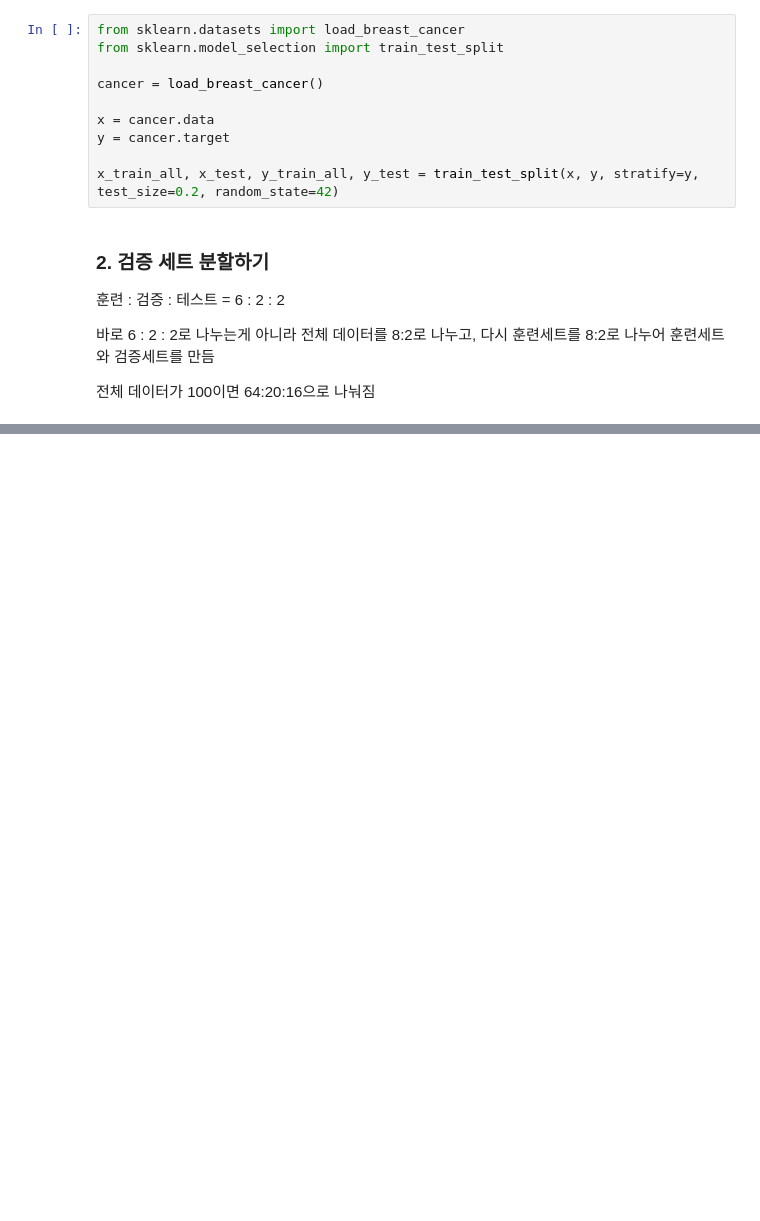
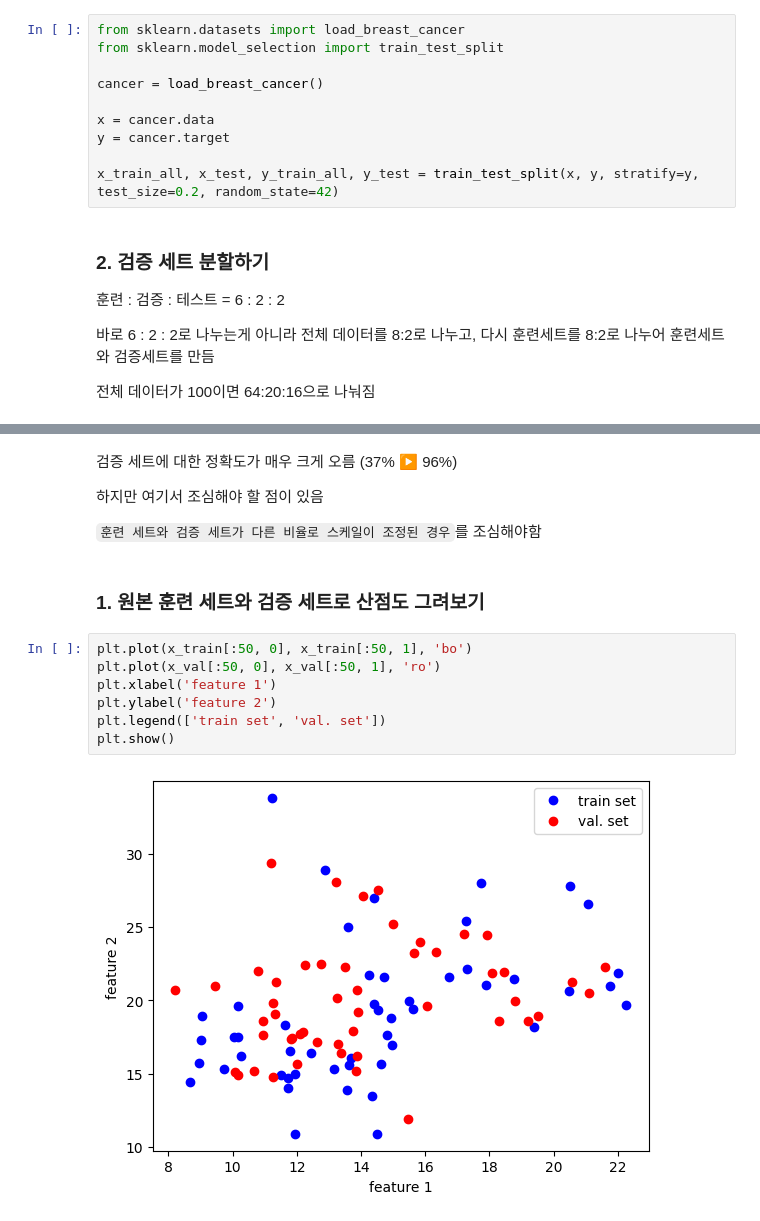
Before and after one commit to mapzine123/machine-running, a Jupyter notebook: 3_훈련_노하우_익히기.ipynb, the cells around one changed output, grey strips where cells are left out. Cells and saved outputs as stored; diff of their text form; blank space fills up the shorter version.

```diff
--- a/3_훈련_노하우_익히기.ipynb
+++ b/3_훈련_노하우_익히기.ipynb
@@ -81,0 +357,17 @@ x_train_all, x_test, y_train_all, y_test = train_test_split(x, y, stratify=y, te
+# %% [markdown]
+검증 세트에 대한 정확도가 매우 크게 오름 (37% ▶ 96%)
+
+하지만 여기서 조심해야 할 점이 있음
+
+`훈련 세트와 검증 세트가 다른 비율로 스케일이 조정된 경우`를 조심해야함
+# %% [markdown]
+### 1. 원본 훈련 세트와 검증 세트로 산점도 그려보기
+# %%
+plt.plot(x_train[:50, 0], x_train[:50, 1], 'bo')
+plt.plot(x_val[:50, 0], x_val[:50, 1], 'ro')
+plt.xlabel('feature 1')
+plt.ylabel('feature 2')
+plt.legend(['train set', 'val. set'])
+plt.show()
+# %% [output]
+[figure, added]
```
Also changed, not shown: parts of 40 cells of this notebook.
